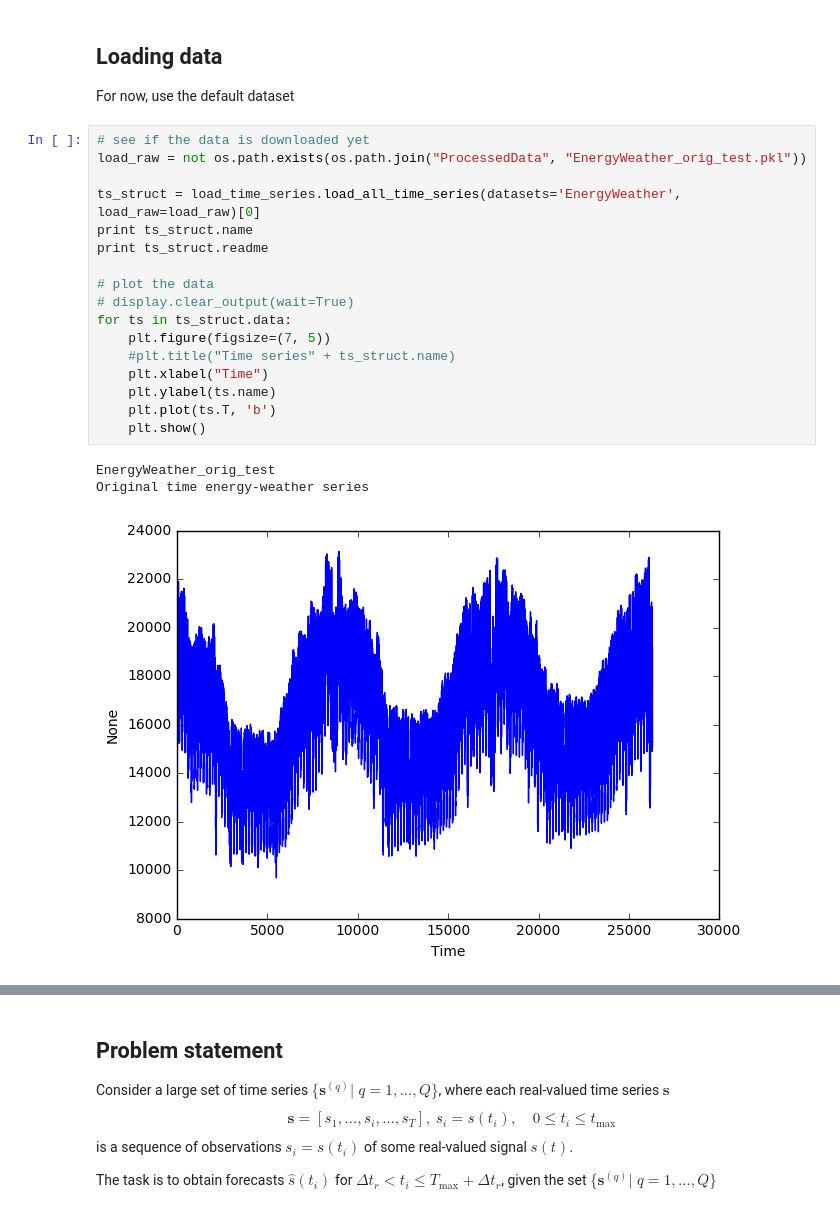
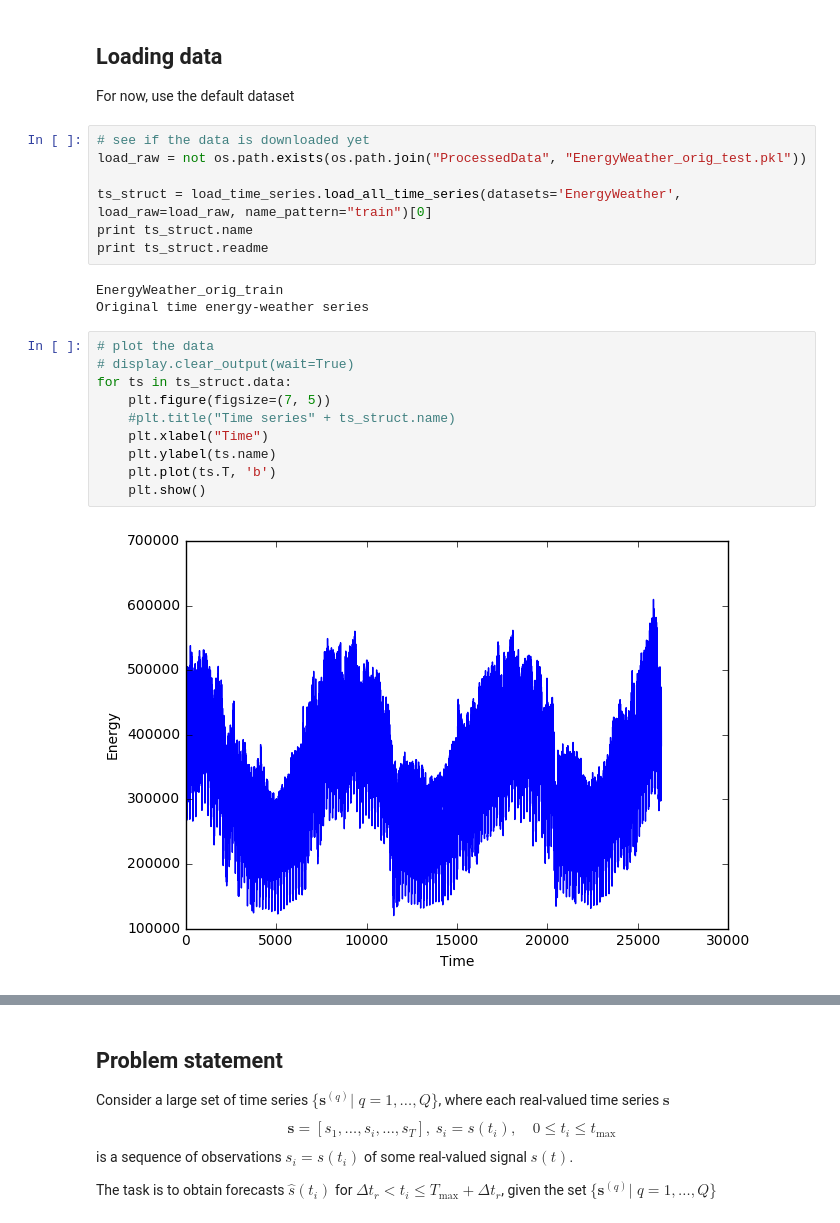
Before and after one commit to Strijov/Multiscale, a Jupyter notebook: python-code/demo.ipynb, the cells around one changed output, grey strips where cells are left out. Saved outputs shown, nothing was run; the diff lists cells and outputs as text.

```diff
--- a/python-code/demo.ipynb
+++ b/python-code/demo.ipynb
@@ -26,24 +27,25 @@ import matplotlib.pyplot as plt
 # %% [markdown]
 ## Loading data
 For now, use the default dataset
+# %%
+# see if the data is downloaded yet
+load_raw = not os.path.exists(os.path.join("ProcessedData", "EnergyWeather_orig_test.pkl"))
+
+ts_struct = load_time_series.load_all_time_series(datasets='EnergyWeather', load_raw=load_raw, name_pattern="train")[0]
+print ts_struct.name
+print ts_struct.readme
+# %% [output]
+EnergyWeather_orig_train
+Original time energy-weather series
 # %%
-# see if the data is downloaded yet
-load_raw = not os.path.exists(os.path.join("ProcessedData", "EnergyWeather_orig_test.pkl"))
-
-ts_struct = load_time_series.load_all_time_series(datasets='EnergyWeather', load_raw=load_raw)[0]
-print ts_struct.name
-print ts_struct.readme
-
 # plot the data
 # display.clear_output(wait=True)
 for ts in ts_struct.data:
     plt.figure(figsize=(7, 5))
     #plt.title("Time series" + ts_struct.name)
     plt.xlabel("Time")
     plt.ylabel(ts.name)
     plt.plot(ts.T, 'b')
     plt.show()
 # %% [output]
-EnergyWeather_orig_test
-Original time energy-weather series
-[figure, old version]
+[figure, new version]
```
Also changed, not shown: parts of 6 cells of this notebook, 2 other files.
